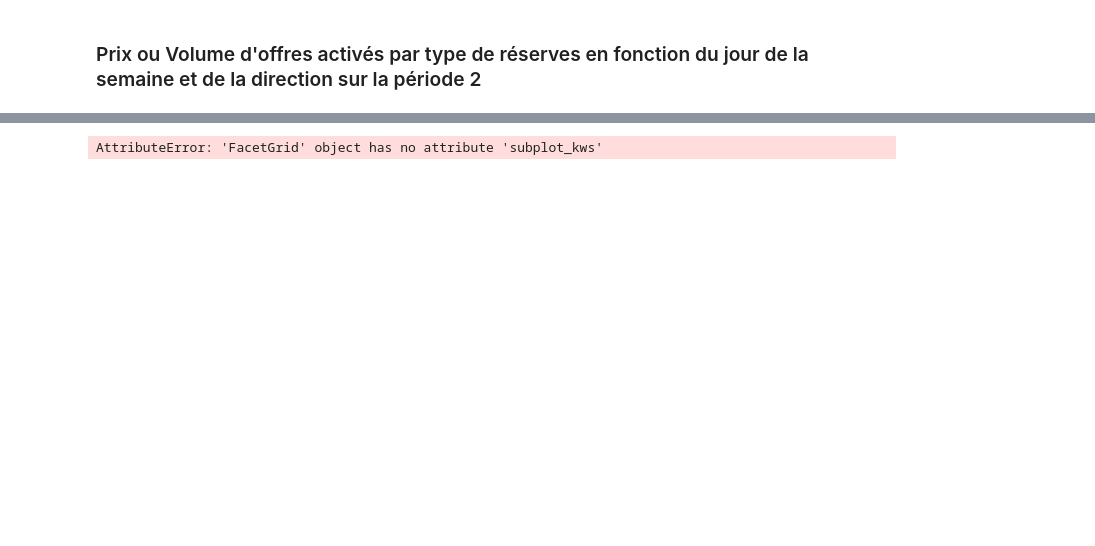
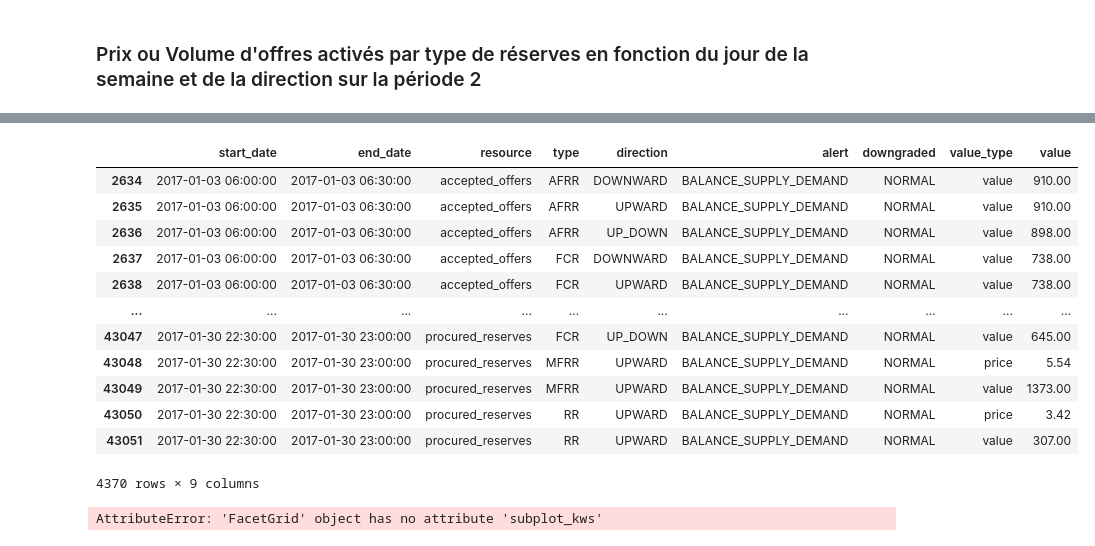
Before and after one commit to mathiaHa/MA-Analysis, a Jupyter notebook: Analysis/Alpiq/I.5 Plotting with categorical data.ipynb, the cells around one changed output, grey strips where cells are left out. Cells and saved outputs as stored; diff of their text form; code cells hidden in the pictures; blank space fills up the shorter version.

```diff
--- a/Analysis/Alpiq/I.5 Plotting with categorical data.ipynb
+++ b/Analysis/Alpiq/I.5 Plotting with categorical data.ipynb
@@ -40,16 +40,16 @@ res_names = ["procured_reserves", "accepted_offers", "insufficients_offers", "ac
 options = { 'enableScriptLogging': True }
 params = {
     "resources": res_names,
-    "start": "2017-01-01T00:00:00+02:00",
-    "end": "2017-01-31T23:30:00+01:00",
+    "start": "2016-08-01T00:00:00+02:00",
+    "end": "2016-08-31T23:30:00+01:00",
     "options" : {
         "pageSize":-1
     }
 }
 params2 = {
     "resources": res_names,
-    "start": "2017-02-01T00:00:00+02:00",
-    "end": "2017-02-31T23:30:00+01:00",
+    "start": "2016-09-01T00:00:00+02:00",
+    "end": "2016-09-31T23:30:00+01:00",
     "options" : {
         "pageSize":-1
     }
@@ -154,3 +174,19 @@ else:
+# %%
+table_df.reset_index()[table_df.reset_index().alert == "BALANCE_SUPPLY_DEMAND"]
+# %% [output]
+|  | start_date | end_date | resource | type | direction | alert | downgraded | value_type | value |
+| 2634 | 2017-01-03 06:00:00 | 2017-01-03 06:30:00 | accepted_offers | AFRR | DOWNWARD | BALANCE_SUPPLY_DEMAND | NORMAL | value | 910.00 |
+| 2635 | 2017-01-03 06:00:00 | 2017-01-03 06:30:00 | accepted_offers | AFRR | UPWARD | BALANCE_SUPPLY_DEMAND | NORMAL | value | 910.00 |
+| 2636 | 2017-01-03 06:00:00 | 2017-01-03 06:30:00 | accepted_offers | AFRR | UP_DOWN | BALANCE_SUPPLY_DEMAND | NORMAL | value | 898.00 |
+| 2637 | 2017-01-03 06:00:00 | 2017-01-03 06:30:00 | accepted_offers | FCR | DOWNWARD | BALANCE_SUPPLY_DEMAND | NORMAL | value | 738.00 |
+| 2638 | 2017-01-03 06:00:00 | 2017-01-03 06:30:00 | accepted_offers | FCR | UPWARD | BALANCE_SUPPLY_DEMAND | NORMAL | value | 738.00 |
+| ... | ... | ... | ... | ... | ... | ... | ... | ... | ... |
+| 43047 | 2017-01-30 22:30:00 | 2017-01-30 23:00:00 | procured_reserves | FCR | UP_DOWN | BALANCE_SUPPLY_DEMAND | NORMAL | value | 645.00 |
+| 43048 | 2017-01-30 22:30:00 | 2017-01-30 23:00:00 | procured_reserves | MFRR | UPWARD | BALANCE_SUPPLY_DEMAND | NORMAL | price | 5.54 |
+| 43049 | 2017-01-30 22:30:00 | 2017-01-30 23:00:00 | procured_reserves | MFRR | UPWARD | BALANCE_SUPPLY_DEMAND | NORMAL | value | 1373.00 |
+| 43050 | 2017-01-30 22:30:00 | 2017-01-30 23:00:00 | procured_reserves | RR | UPWARD | BALANCE_SUPPLY_DEMAND | NORMAL | price | 3.42 |
+| 43051 | 2017-01-30 22:30:00 | 2017-01-30 23:00:00 | procured_reserves | RR | UPWARD | BALANCE_SUPPLY_DEMAND | NORMAL | value | 307.00 |
+4370 rows × 9 columns
 # %%
 fig = plt.figure()
 ax1 = fig.add_subplot(141)
```
Also changed, not shown: parts of 9 cells of this notebook, 4 other files.
